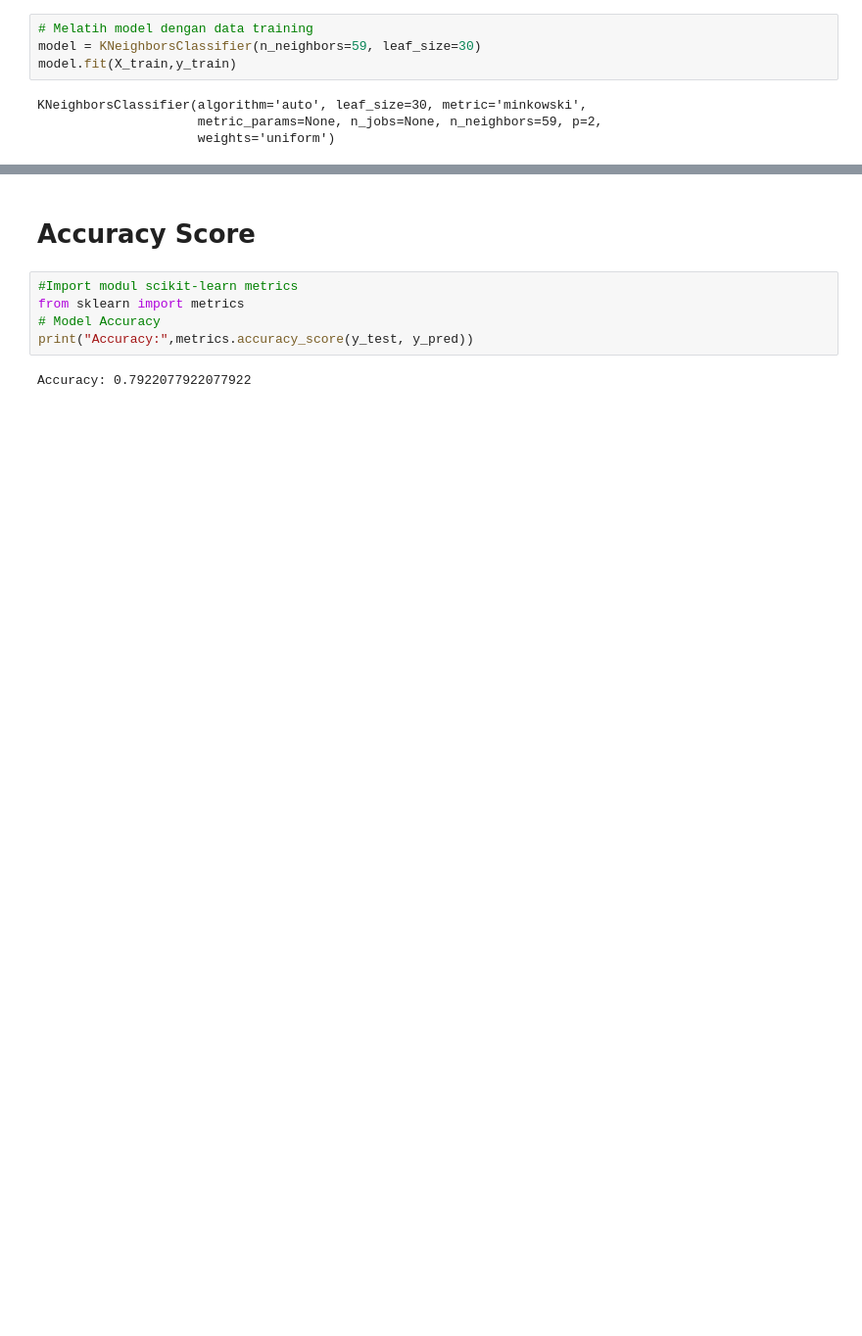
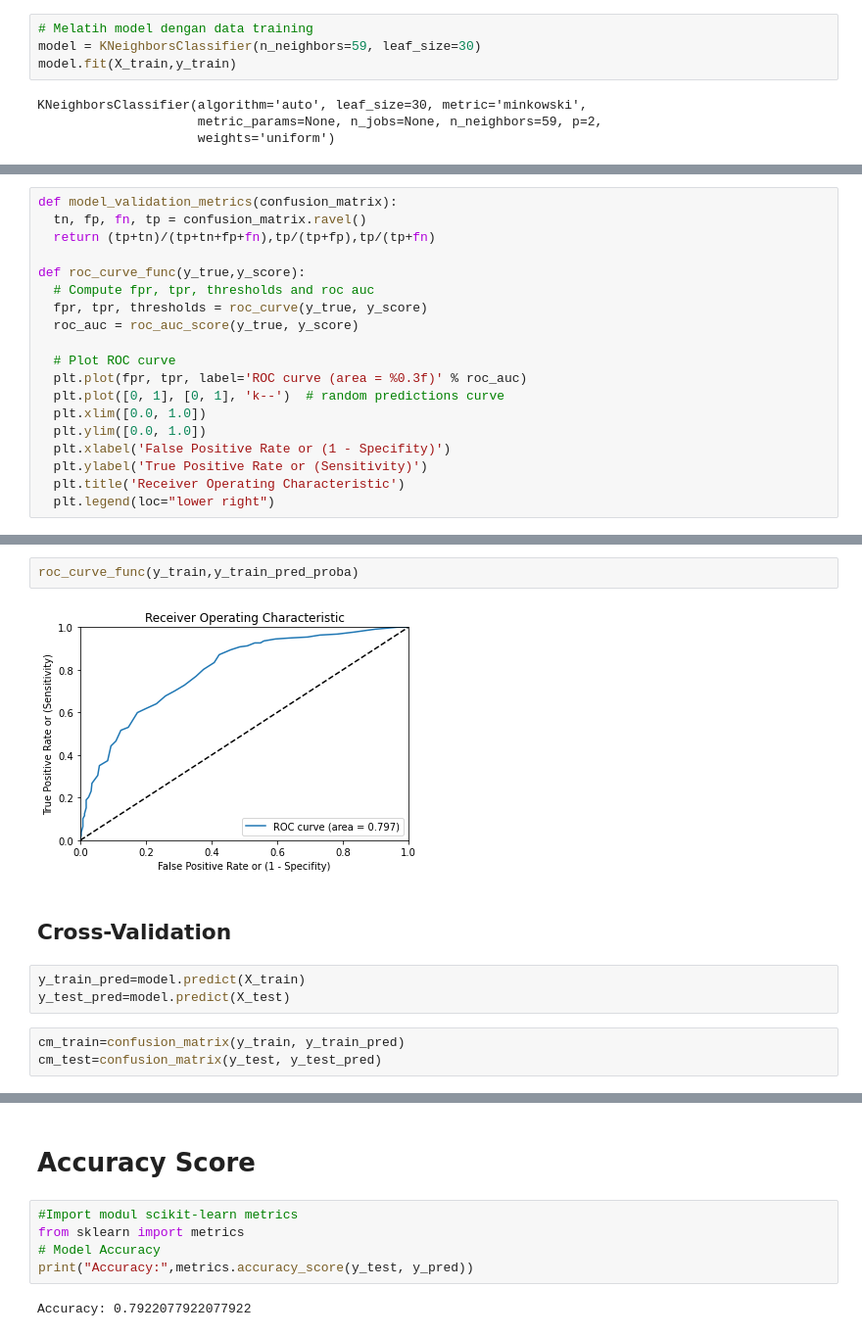
Before and after one commit to taqiyyaghazi/diabetes-prediction-with-machine-learning, a Jupyter notebook: diabetes_classification.ipynb, the cells around one changed output, grey strips where cells are left out. Shown at 98% size. Saved outputs shown, nothing was run; the diff lists cells and outputs as text; blank space fills up the shorter version.

```diff
--- a/diabetes_classification.ipynb
+++ b/diabetes_classification.ipynb
@@ -286,0 +269,19 @@ y_pred = model.predict(X_test)
+# %%
+def model_validation_metrics(confusion_matrix):
+  tn, fp, fn, tp = confusion_matrix.ravel()
+  return (tp+tn)/(tp+tn+fp+fn),tp/(tp+fp),tp/(tp+fn)
+
+def roc_curve_func(y_true,y_score):
+  # Compute fpr, tpr, thresholds and roc auc
+  fpr, tpr, thresholds = roc_curve(y_true, y_score)
+  roc_auc = roc_auc_score(y_true, y_score)
+
+  # Plot ROC curve
+  plt.plot(fpr, tpr, label='ROC curve (area = %0.3f)' % roc_auc)
+  plt.plot([0, 1], [0, 1], 'k--')  # random predictions curve
+  plt.xlim([0.0, 1.0])
+  plt.ylim([0.0, 1.0])
+  plt.xlabel('False Positive Rate or (1 - Specifity)')
+  plt.ylabel('True Positive Rate or (Sensitivity)')
+  plt.title('Receiver Operating Characteristic')
+  plt.legend(loc="lower right")
@@ -286,0 +308,12 @@ y_pred = model.predict(X_test)
+# %%
+roc_curve_func(y_train,y_train_pred_proba)
+# %% [output]
+[figure, added]
+# %% [markdown]
+## Cross-Validation
+# %%
+y_train_pred=model.predict(X_train)
+y_test_pred=model.predict(X_test)
+# %%
+cm_train=confusion_matrix(y_train, y_train_pred)
+cm_test=confusion_matrix(y_test, y_test_pred)
```
Also changed, not shown: parts of 17 cells of this notebook.
